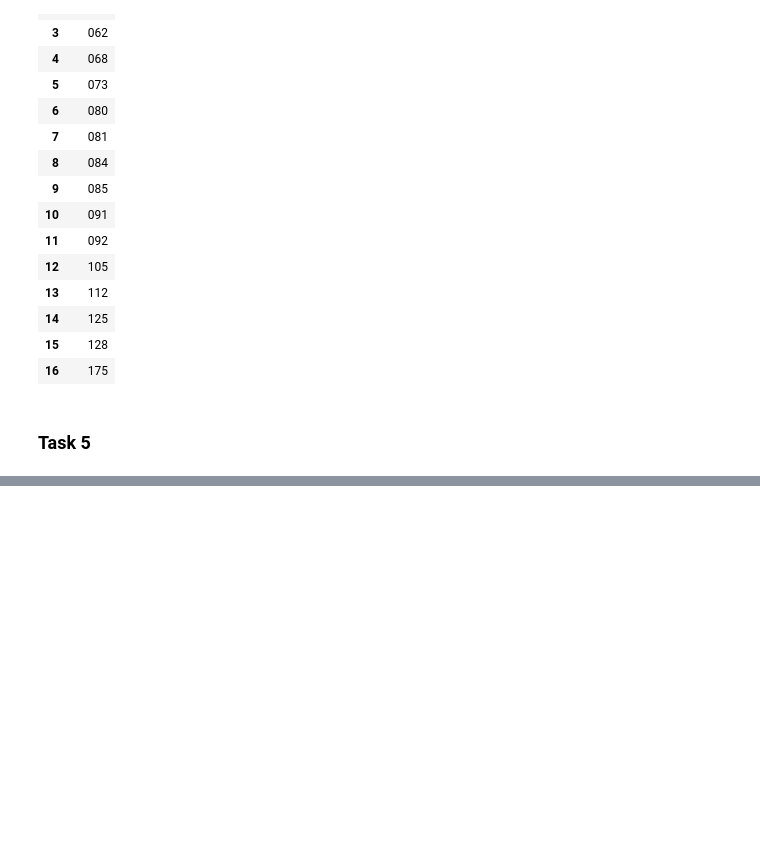
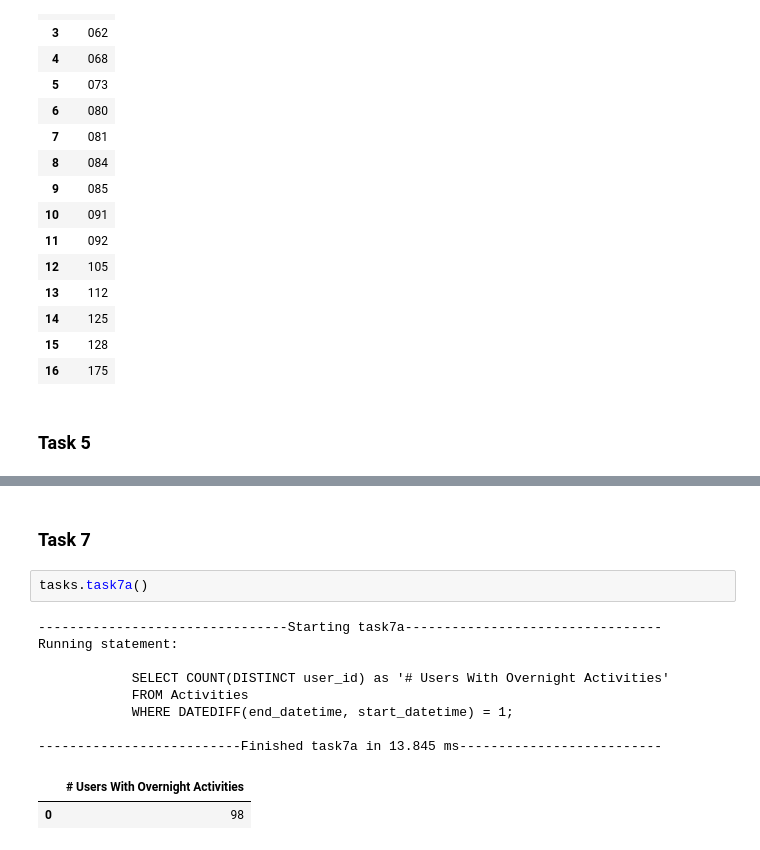
Before and after one commit to larwaa/large-distributed-data, a Jupyter notebook: src/task_notebook.ipynb, the cells around one changed output, grey strips where cells are left out. Drawn from its saved outputs; the diff is of its cells as text; blank space fills up the shorter version.

```diff
--- a/src/task_notebook.ipynb
+++ b/src/task_notebook.ipynb
@@ -232,3 +240,18 @@ ValueError: task1() requires a code object with 0 free vars, not 1
 | 7 | 081 | 3 | bike, bus, walk |
 | 8 | 111 | 3 | bike, car, taxi |
 | 9 | 010 | 3 | bus, taxi, train |
+# %% [markdown]
+### Task 7
+# %%
+tasks.task7a()
+# %% [output]
+--------------------------------Starting task7a---------------------------------
+Running statement:
+
+            SELECT COUNT(DISTINCT user_id) as '# Users With Overnight Activities'
+            FROM Activities
+            WHERE DATEDIFF(end_datetime, start_datetime) = 1;
+
+--------------------------Finished task7a in 13.845 ms--------------------------
+|  | # Users With Overnight Activities |
+| 0 | 98 |
```
Also changed, not shown: parts of 17 cells of this notebook, 2 other files.
